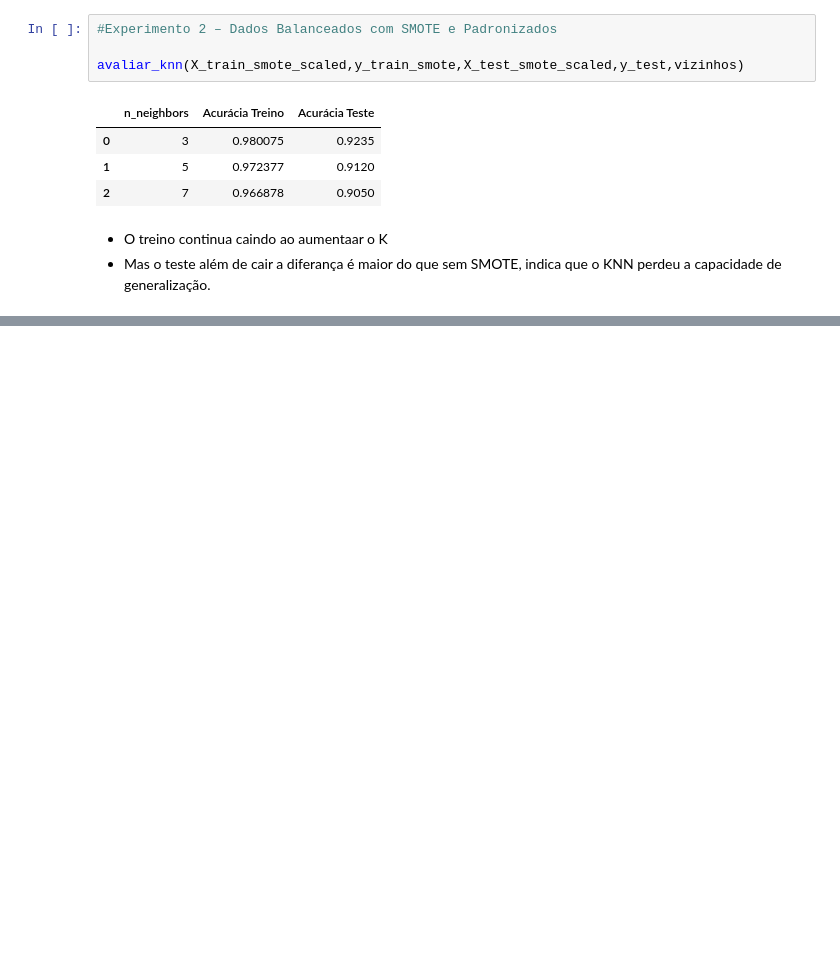
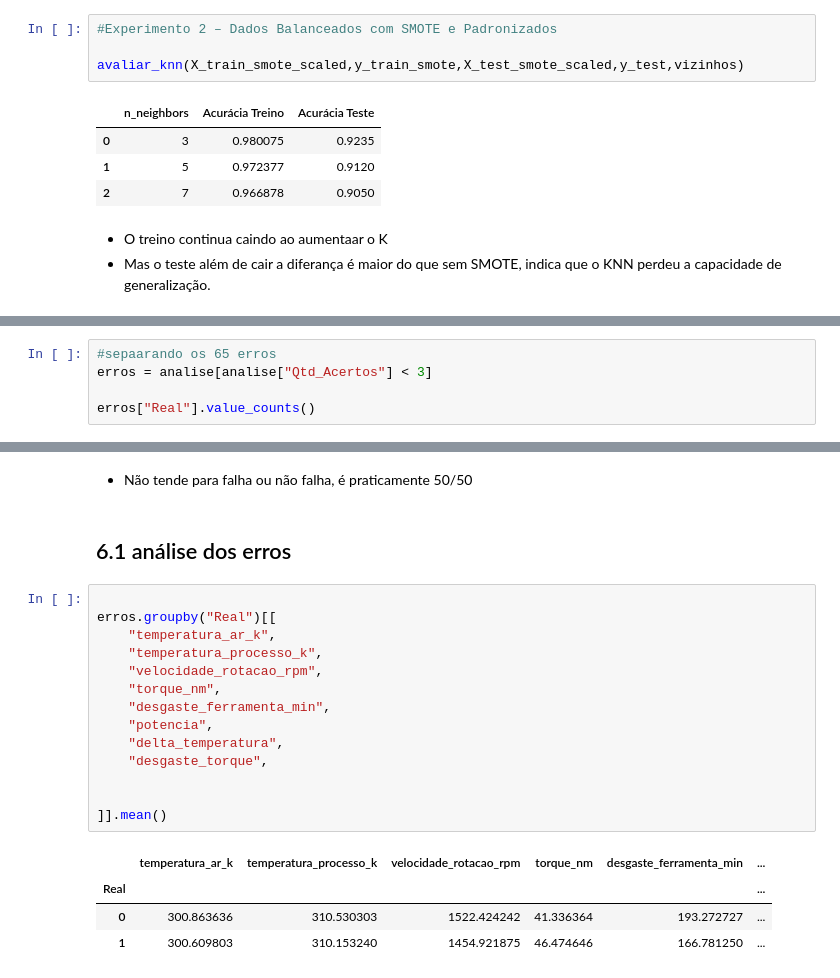
Before and after one commit to leonbenenati/projeto_avaliativo_modulo_1, a Jupyter notebook: Projeto_Avaliativo_Módulo_1.ipynb, the cells around one changed output, grey strips where cells are left out. Saved outputs shown, nothing was run; the diff lists cells and outputs as text; blank space fills up the shorter version.

```diff
--- a/Projeto_Avaliativo_Módulo_1.ipynb
+++ b/Projeto_Avaliativo_Módulo_1.ipynb
@@ -822,0 +957,5 @@ avaliar_knn(X_train_smote_scaled,y_train_smote,X_test_smote_scaled,y_test,vizinh
+# %%
+#sepaarando os 65 erros
+erros = analise[analise["Qtd_Acertos"] < 3]
+
+erros["Real"].value_counts()
@@ -822,0 +968,25 @@ avaliar_knn(X_train_smote_scaled,y_train_smote,X_test_smote_scaled,y_test,vizinh
+# %% [markdown]
+
+
+*   Não tende para falha ou não falha, é praticamente 50/50
+# %% [markdown]
+## 6.1 análise dos erros
+# %%
+
+erros.groupby("Real")[[
+    "temperatura_ar_k",
+    "temperatura_processo_k",
+    "velocidade_rotacao_rpm",
+    "torque_nm",
+    "desgaste_ferramenta_min",
+    "potencia",
+    "delta_temperatura",
+    "desgaste_torque",
+
+
+]].mean()
+# %% [output]
+|  | temperatura_ar_k | temperatura_processo_k | velocidade_rotacao_rpm | torque_nm | desgaste_ferramenta_min | ... |
+| Real |  |  |  |  |  | ... |
+| 0 | 300.863636 | 310.530303 | 1522.424242 | 41.336364 | 193.272727 | ... |
+| 1 | 300.609803 | 310.153240 | 1454.921875 | 46.474646 | 166.781250 | ... |
```
Also changed, not shown: parts of 21 cells of this notebook.
